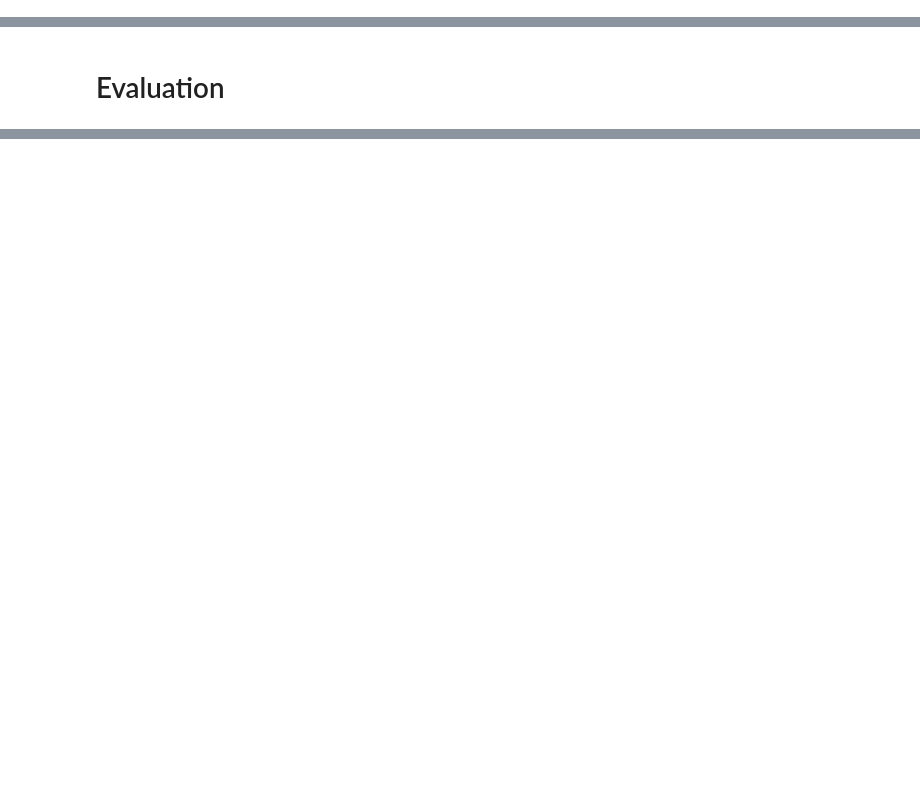
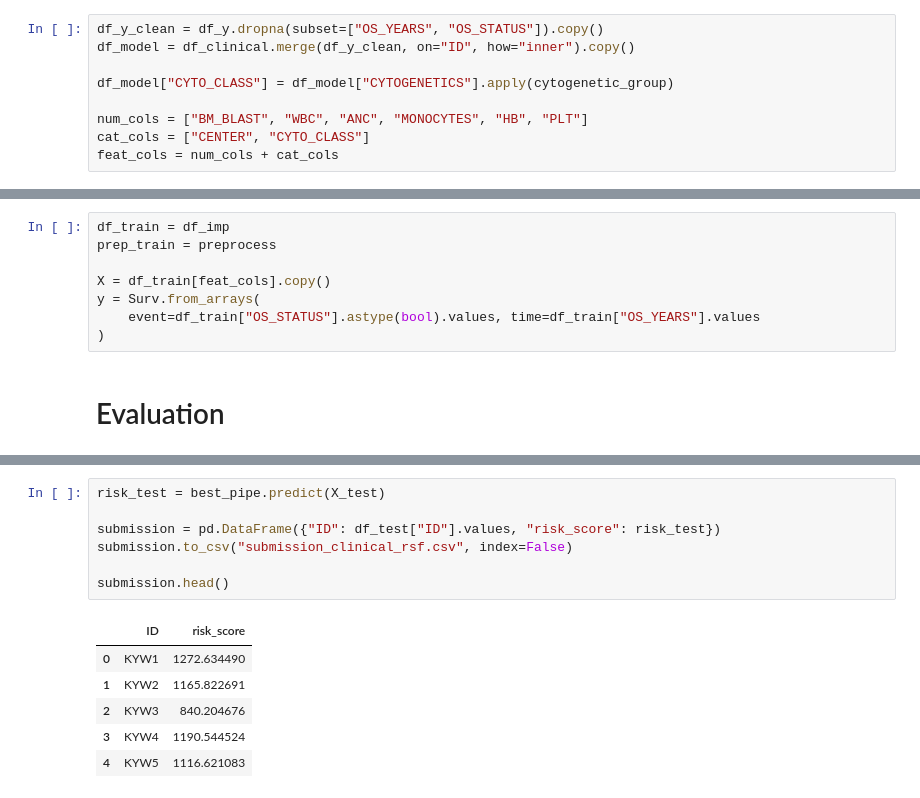
Before and after one commit to Amy1510/leukemia-survival-prediction, a Jupyter notebook: qrt_project.ipynb, the cells around one changed output, grey strips where cells are left out. Drawn from its saved outputs; the diff is of its cells as text; blank space fills up the shorter version.

```diff
--- a/qrt_project.ipynb
+++ b/qrt_project.ipynb
@@ -965,0 +940,9 @@ plt.show()
+# %%
+df_y_clean = df_y.dropna(subset=["OS_YEARS", "OS_STATUS"]).copy()
+df_model = df_clinical.merge(df_y_clean, on="ID", how="inner").copy()
+
+df_model["CYTO_CLASS"] = df_model["CYTOGENETICS"].apply(cytogenetic_group)
+
+num_cols = ["BM_BLAST", "WBC", "ANC", "MONOCYTES", "HB", "PLT"]
+cat_cols = ["CENTER", "CYTO_CLASS"]
+feat_cols = num_cols + cat_cols
@@ -966,4 +1023,12 @@ plt.show()
 # %% [markdown]
 # Modelisation
+# %%
+df_train = df_imp
+prep_train = preprocess
+
+X = df_train[feat_cols].copy()
+y = Surv.from_arrays(
+    event=df_train["OS_STATUS"].astype(bool).values, time=df_train["OS_YEARS"].values
+)
 # %% [markdown]
 # Evaluation
@@ -969,0 +1094,14 @@ plt.show()
+# %%
+risk_test = best_pipe.predict(X_test)
+
+submission = pd.DataFrame({"ID": df_test["ID"].values, "risk_score": risk_test})
+submission.to_csv("submission_clinical_rsf.csv", index=False)
+
+submission.head()
+# %% [output]
+|  | ID | risk_score |
+| 0 | KYW1 | 1272.634490 |
+| 1 | KYW2 | 1165.822691 |
+| 2 | KYW3 | 840.204676 |
+| 3 | KYW4 | 1190.544524 |
+| 4 | KYW5 | 1116.621083 |
```
Also changed, not shown: parts of 33 cells of this notebook.
